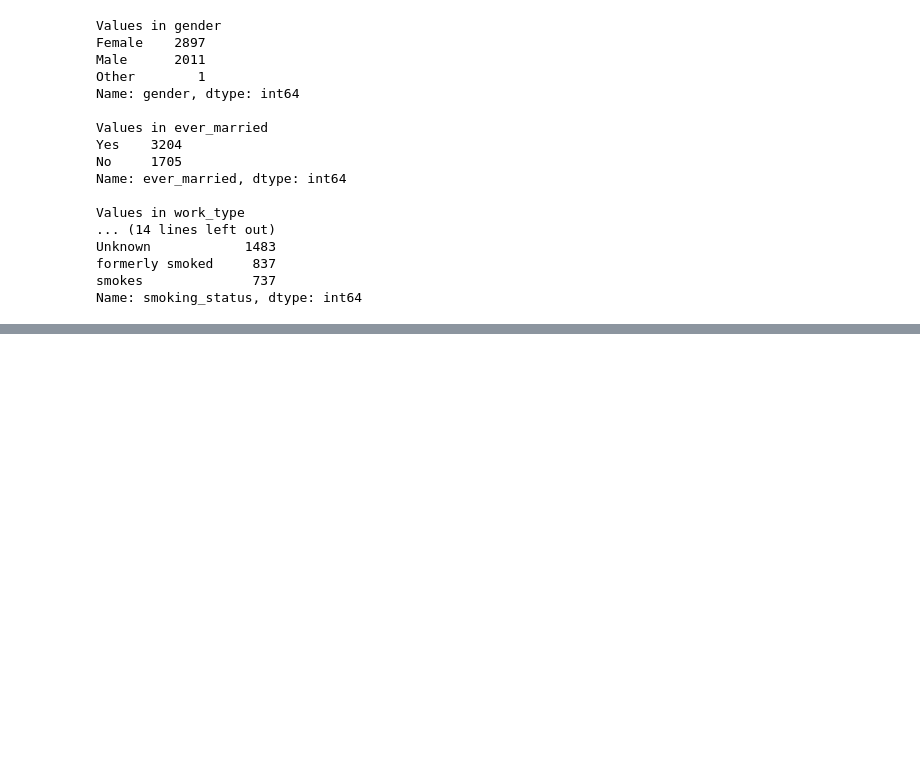
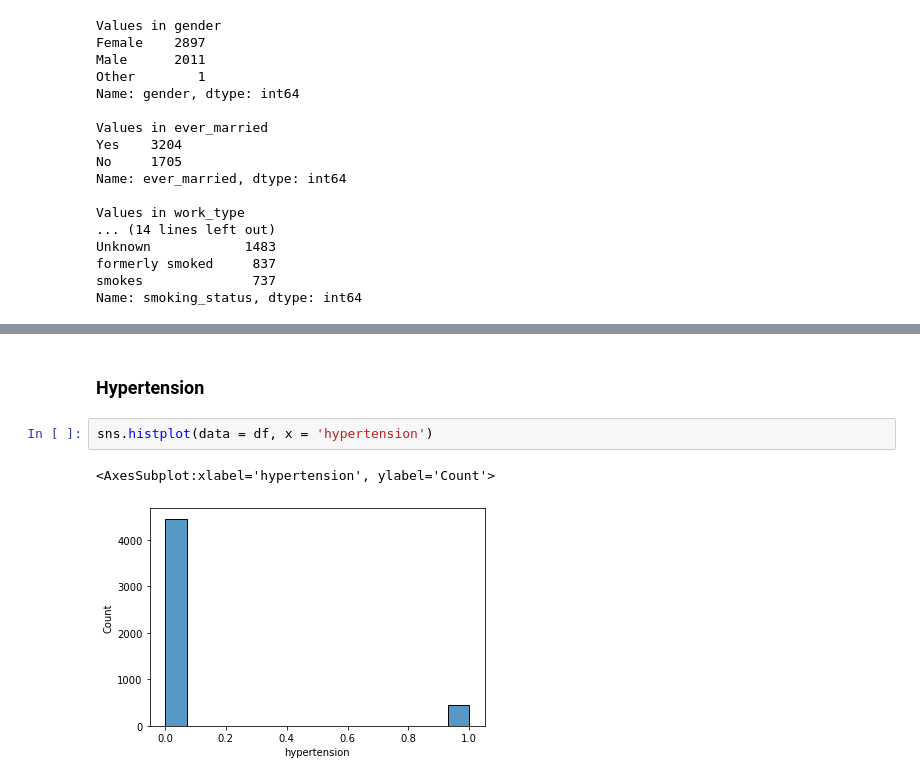
Before and after one commit to alexander-billings/stroke_prediction, a Jupyter notebook: Stroke_Prediction.ipynb, the cells around one changed output, grey strips where cells are left out. Saved outputs shown, nothing was run; the diff lists cells and outputs as text; blank space fills up the shorter version.

```diff
--- a/Stroke_Prediction.ipynb
+++ b/Stroke_Prediction.ipynb
@@ -106,0 +165,7 @@ Name: stroke, dtype: int64
+# %% [markdown]
+### Hypertension
+# %%
+sns.histplot(data = df, x = 'hypertension')
+# %% [output]
+<AxesSubplot:xlabel='hypertension', ylabel='Count'>
+[figure, added]
```
Also changed, not shown: parts of 32 cells of this notebook.
